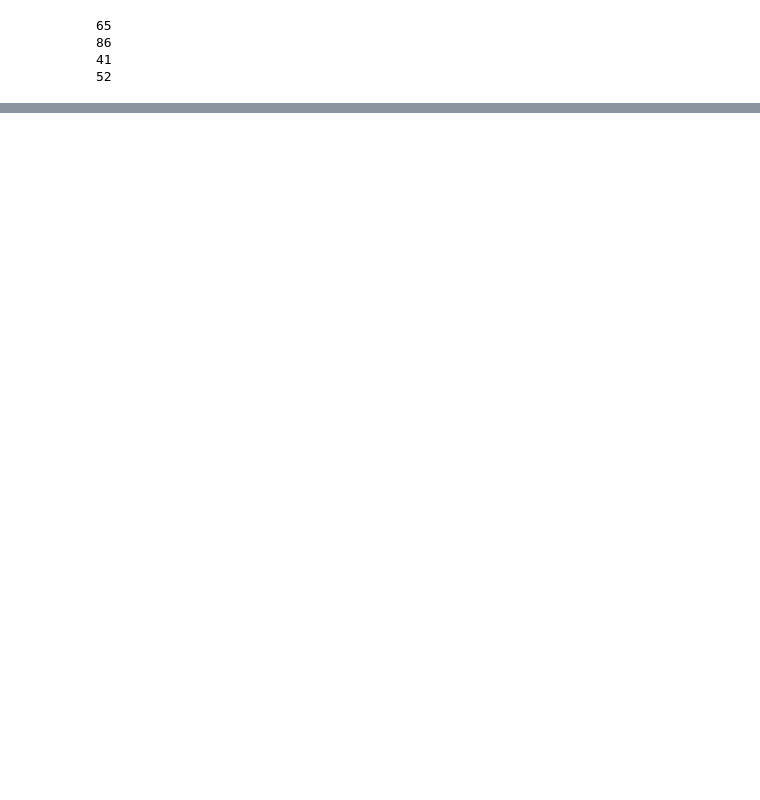
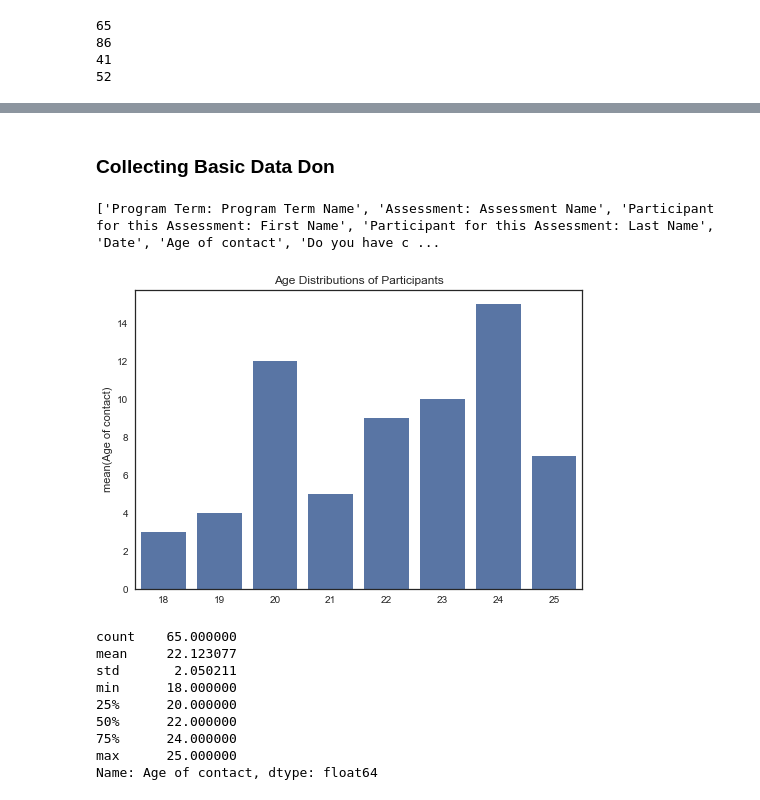
Before and after one commit to moniljhaveri/ec506Project, a Jupyter notebook: Y2YProject.ipynb, the cells around one changed output, grey strips where cells are left out. Cells and saved outputs as stored; diff of their text form; code cells hidden in the pictures; blank space fills up the shorter version.

```diff
--- a/Y2YProject.ipynb
+++ b/Y2YProject.ipynb
@@ -87,0 +96,12 @@ print(len(guestDuplicates))
+# %% [markdown]
+### Collecting Basic Data Don
+# %%
+#dfAttendence = dfDict['Attendance_10.15.16-4.16.17-rv4.18.17']
+#print(dfAttendence['Contact name'])
+#s = dfAttendence.groupby(['Contact name']).get_group('Al-Noor, Mohammed')
+dfGuest = df
+columnName = list(dfGuest)
+print(columnName)
+basicDataDict = {}
+# %% [output]
+['Program Term: Program Term Name', 'Assessment: Assessment Name', 'Participant for this Assessment: First Name', 'Participant for this Assessment: Last Name', 'Date', 'Age of contact', 'Do you have c ...
@@ -87,0 +114,22 @@ print(len(guestDuplicates))
+# %%
+age = dfGuest['Age of contact'].value_counts()
+ageAverage = dfGuest['Age of contact'].mean()
+ageList = list(age.index)
+#ageList.sort()
+sns.set(color_codes=True)
+sns.set(style="white")
+sns.barplot(ageList, age, color='b')
+plt.title('Age Distributions of Participants')
+plt.show()
+dfGuest['Age of contact'].describe()
+# %% [output]
+[figure, added]
+count    65.000000
+mean     22.123077
+std       2.050211
+min      18.000000
+25%      20.000000
+50%      22.000000
+75%      24.000000
+max      25.000000
+Name: Age of contact, dtype: float64
```
Also changed, not shown: parts of 13 cells of this notebook.
